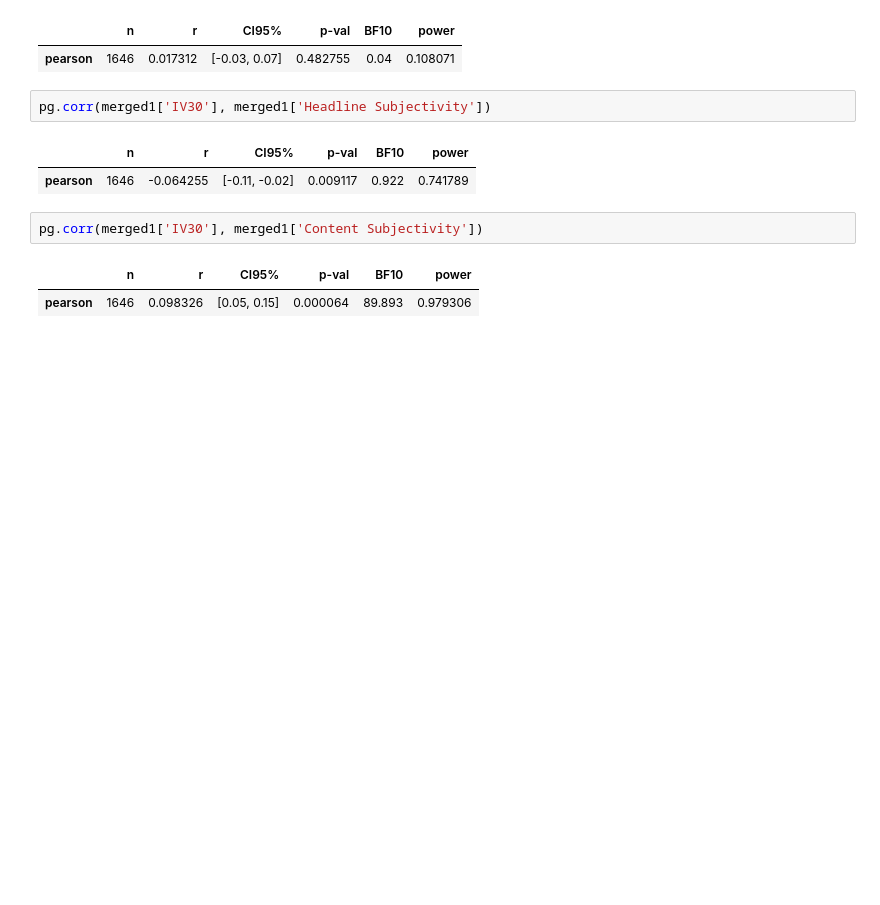
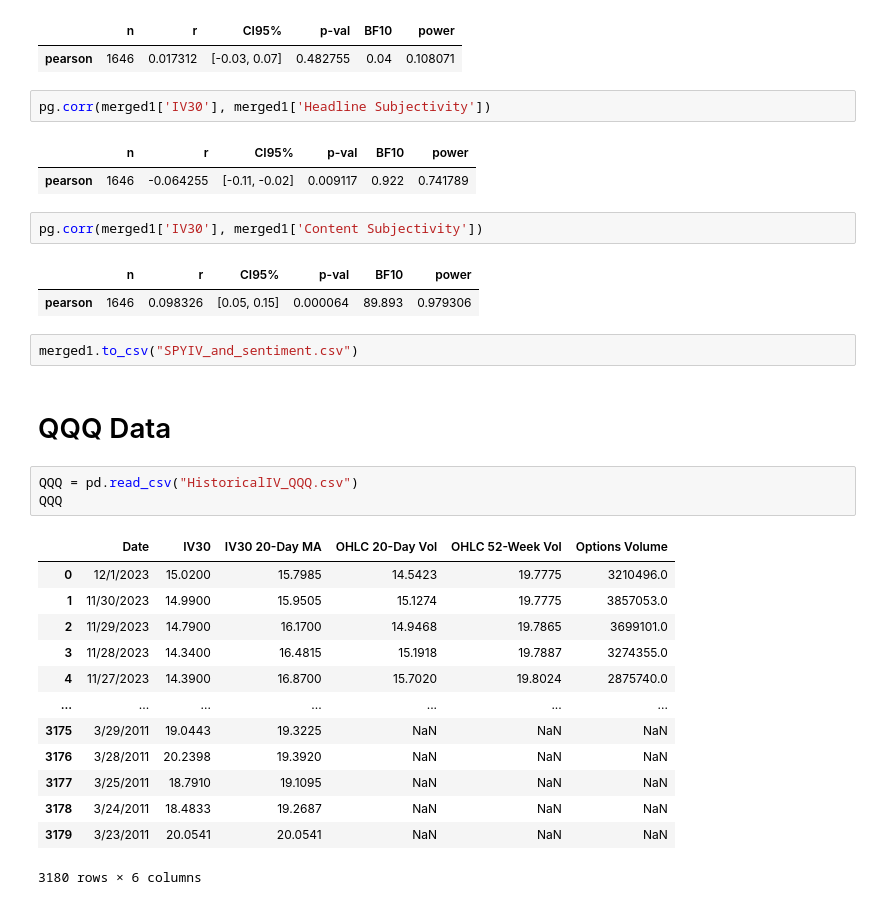
Before and after one commit to JoeZhang1000/News-Sentiment-and-IV, a Jupyter notebook: Sentiment_vs_IV.ipynb, the cells around one changed output. Saved outputs shown, nothing was run; the diff lists cells and outputs as text; blank space fills up the shorter version.

```diff
--- a/Sentiment_vs_IV.ipynb
+++ b/Sentiment_vs_IV.ipynb
@@ -445,3 +445,24 @@ pg.corr(merged1['IV30'], merged1['Content Subjectivity'])
 # %% [output]
 |  | n | r | CI95% | p-val | BF10 | power |
 | pearson | 1646 | 0.098326 | [0.05, 0.15] | 0.000064 | 89.893 | 0.979306 |
+# %%
+merged1.to_csv("SPYIV_and_sentiment.csv")
+# %% [markdown]
+# QQQ Data
+# %%
+QQQ = pd.read_csv("HistoricalIV_QQQ.csv")
+QQQ
+# %% [output]
+|  | Date | IV30 | IV30 20-Day MA | OHLC 20-Day Vol | OHLC 52-Week Vol | Options Volume |
+| 0 | 12/1/2023 | 15.0200 | 15.7985 | 14.5423 | 19.7775 | 3210496.0 |
+| 1 | 11/30/2023 | 14.9900 | 15.9505 | 15.1274 | 19.7775 | 3857053.0 |
+| 2 | 11/29/2023 | 14.7900 | 16.1700 | 14.9468 | 19.7865 | 3699101.0 |
+| 3 | 11/28/2023 | 14.3400 | 16.4815 | 15.1918 | 19.7887 | 3274355.0 |
+| 4 | 11/27/2023 | 14.3900 | 16.8700 | 15.7020 | 19.8024 | 2875740.0 |
+| ... | ... | ... | ... | ... | ... | ... |
+| 3175 | 3/29/2011 | 19.0443 | 19.3225 | NaN | NaN | NaN |
+| 3176 | 3/28/2011 | 20.2398 | 19.3920 | NaN | NaN | NaN |
+| 3177 | 3/25/2011 | 18.7910 | 19.1095 | NaN | NaN | NaN |
+| 3178 | 3/24/2011 | 18.4833 | 19.2687 | NaN | NaN | NaN |
+| 3179 | 3/23/2011 | 20.0541 | 20.0541 | NaN | NaN | NaN |
+3180 rows × 6 columns
```
Also changed, not shown: parts of 39 cells of this notebook, 3 other files.
